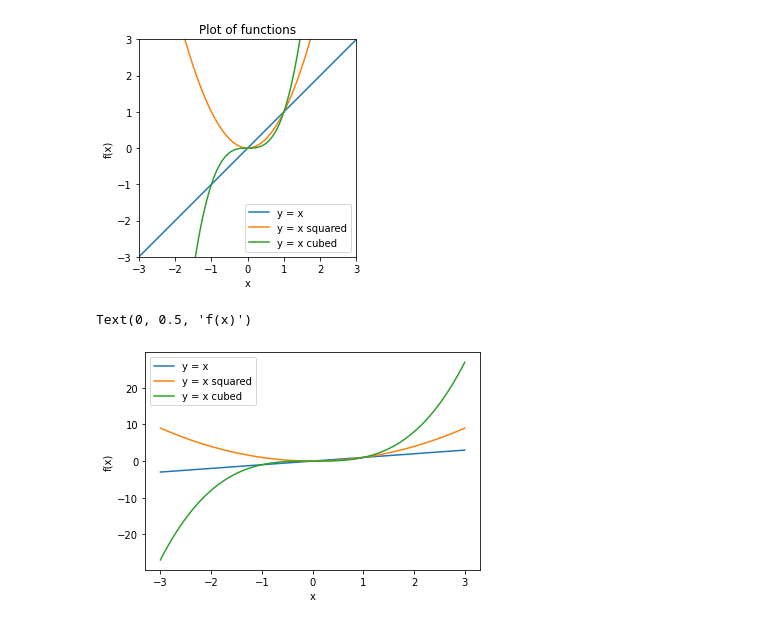
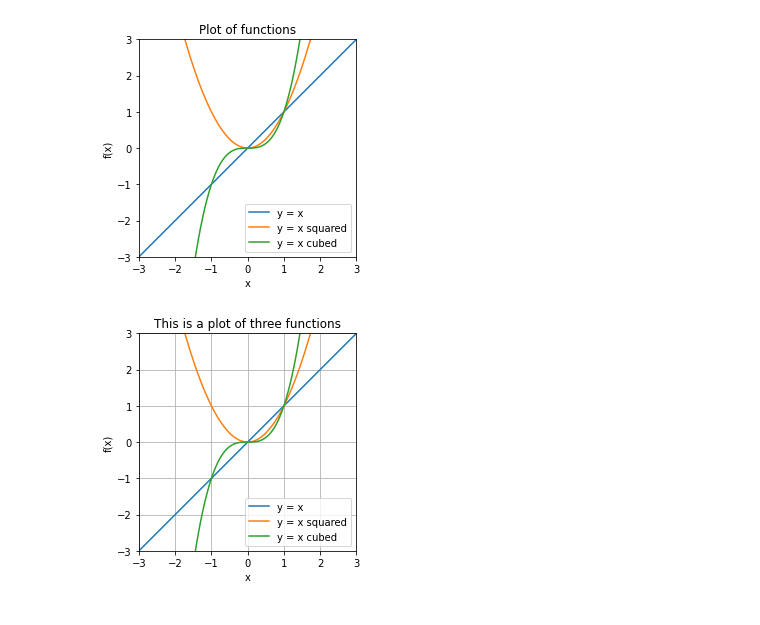
Before and after one commit to AndrewMichael2020/SolvingMathProblems, a Jupyter notebook: VizPythonReview.ipynb, the cells around one changed output. Saved outputs shown, nothing was run; the diff lists cells and outputs as text; code cells hidden in the pictures.

```diff
--- a/VizPythonReview.ipynb
+++ b/VizPythonReview.ipynb
@@ -175,17 +175,26 @@ plt.show()
 # %%
 import matplotlib.pyplot as plt
 from importlib import reload
 plt=reload(plt)
 
 # Doing same things with subplots instead of plt.
 
 fig, ax = plt.subplots()
 ax.plot(x,x)
 ax.plot(x, x**2)
 ax.plot(x, x**3)
 ax.legend(['y = x',  'y = x squared', 'y = x cubed'])
 ax.set_xlabel('x')
 ax.set_ylabel ('f(x)')
+ax.set_title ('This is a plot of three functions')
+ax.set_xlim(x[0], x[-1]) # extens lines to limits of the box to show that
+        #function is contiguos
+ax.set_ylim (x[0], x[-1]) # better to hardcode to -10, 10
+# plt.axis('square')
+# plt.gca().set_aspect('auto')
+# plt.gca().set_aspect('equal')
+# plt.gca().set_aspect(0.9)
+ax.set_aspect (1/ ax.get_data_ratio())
+ax.grid()
 # %% [output]
-Text(0, 0.5, 'f(x)')
-[figure, old version]
+[figure, new version]
```
